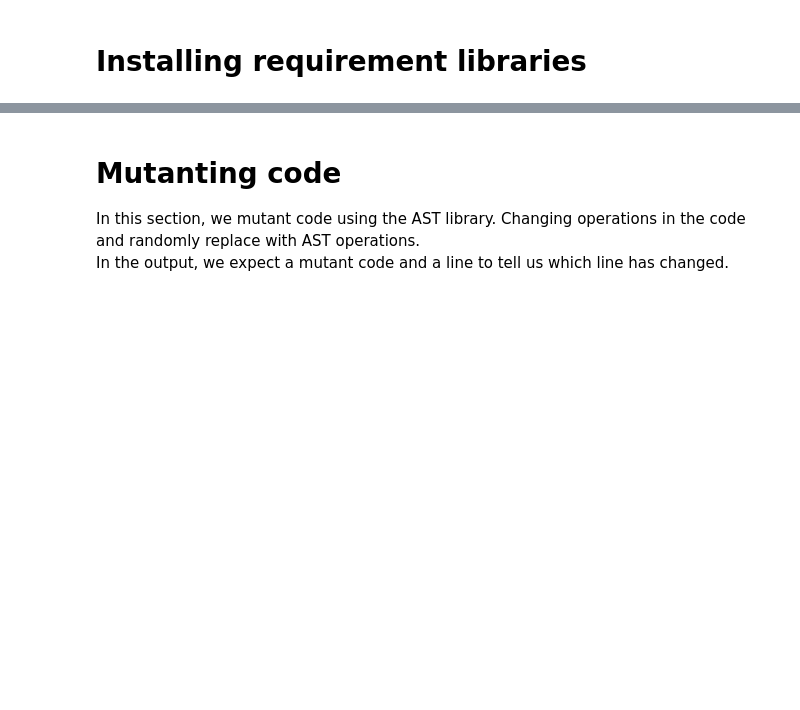
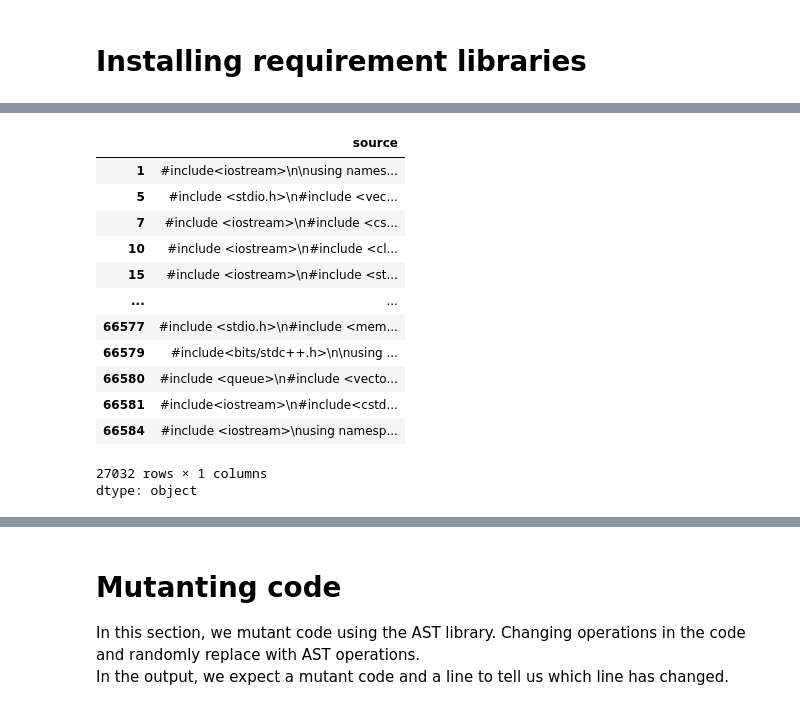
Before and after one commit to navidadkhah/Advanced-Bug-Detection-and-Fixing-Using-Fine-Tuned-LLM, a Jupyter notebook: Dataset/Create_dataset.ipynb, the cells around one changed output, grey strips where cells are left out. Saved outputs shown, nothing was run; the diff lists cells and outputs as text; code cells hidden in the pictures; blank space fills up the shorter version.

```diff
--- a/Dataset/Create_dataset.ipynb
+++ b/Dataset/Create_dataset.ipynb
@@ -37,0 +101,4 @@ import random  # To select mutations randomly
+# %%
+# We decided to choose C++ as a main language
+df = df[df['language'] == 'GNU C++']
+df['language'].value_counts()
@@ -37,0 +110,17 @@ import random  # To select mutations randomly
+# %%
+df['source']
+# %% [output]
+|  | source |
+| 1 | #include<iostream>\n\nusing names... |
+| 5 | #include <stdio.h>\n#include <vec... |
+| 7 | #include <iostream>\n#include <cs... |
+| 10 | #include <iostream>\n#include <cl... |
+| 15 | #include <iostream>\n#include <st... |
+| ... | ... |
+| 66577 | #include <stdio.h>\n#include <mem... |
+| 66579 | #include<bits/stdc++.h>\n\nusing ... |
+| 66580 | #include <queue>\n#include <vecto... |
+| 66581 | #include<iostream>\n#include<cstd... |
+| 66584 | #include <iostream>\nusing namesp... |
+27032 rows × 1 columns
+dtype: object
```
Also changed, not shown: parts of 31 cells of this notebook.
